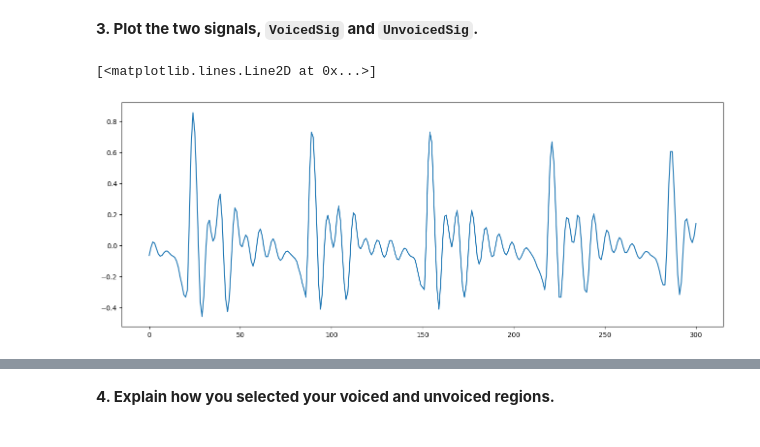
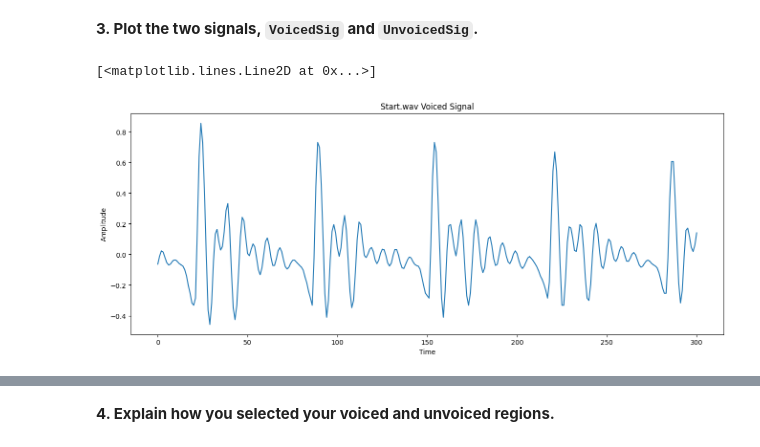
Before and after one commit to cdavin2/dsp_lab09a, a Jupyter notebook: lab09a_final_report.ipynb, the cells around one changed output, grey strips where cells are left out. Saved outputs shown, nothing was run; the diff lists cells and outputs as text; code cells hidden in the pictures.

````diff
--- a/lab09a_final_report.ipynb
+++ b/lab09a_final_report.ipynb
@@ -78,7 +80,10 @@ UnvoicedSig = start[2000:2301]
 **3. Plot the two signals, ```VoicedSig``` and ```UnvoicedSig```.**
 # %%
 # insert your code here
+plt.title("Start.wav Voiced Signal")
+plt.ylabel("Amplitude")
+plt.xlabel("Time")
 plt.plot(VoicedSig)
 # %% [output]
 [<matplotlib.lines.Line2D at 0x...>]
-[figure, old version]
+[figure, new version]
````
Also changed, not shown: parts of 32 cells of this notebook.
